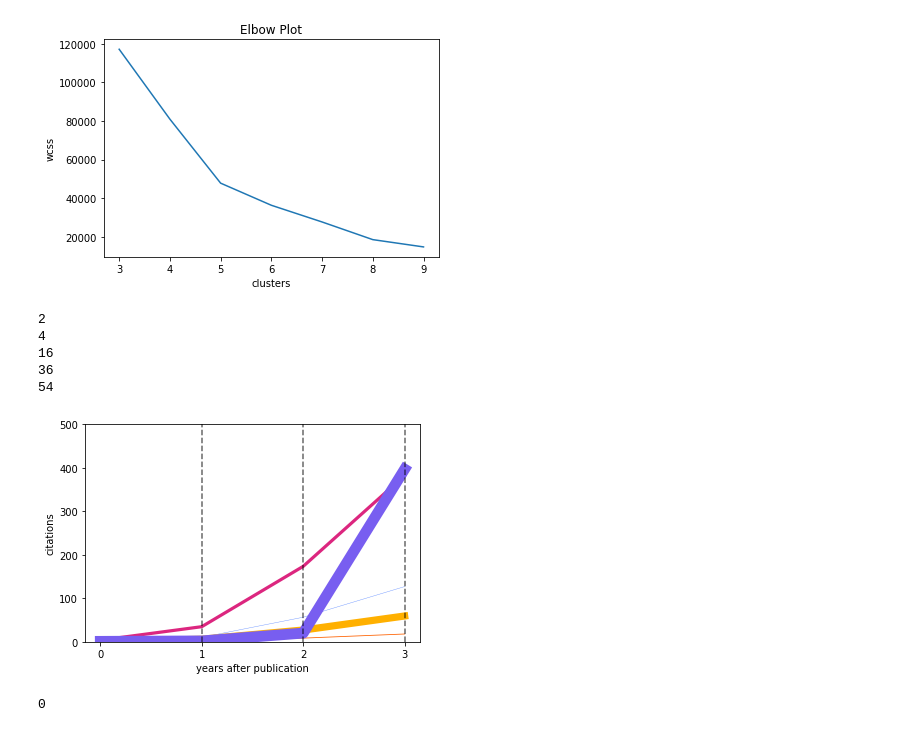
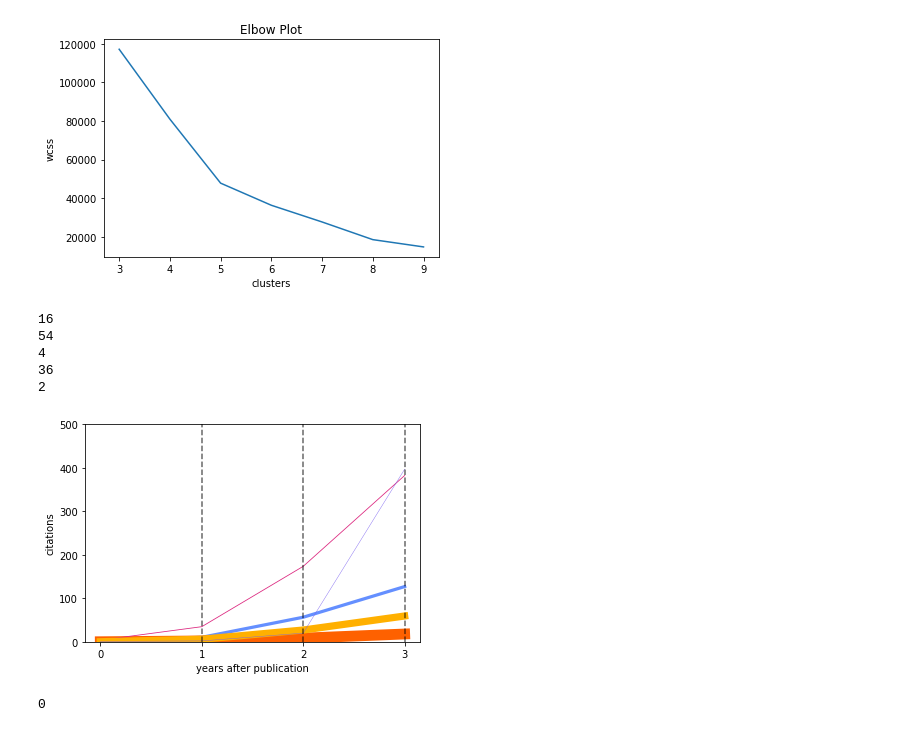
Before and after one commit to daniel-bogdoll/ad_datasets_influence, a Jupyter notebook: analysis.ipynb, the cells around one changed output. Drawn from its saved outputs; the diff is of its cells as text; code cells hidden in the pictures.

Commit message:
fixed Clustering Plot

```diff
--- a/analysis.ipynb
+++ b/analysis.ipynb
@@ -202,30 +202,30 @@ plt.show()
 # %%
 kmeans = KMeans(n_clusters=5, random_state=0).fit(data)
 clusters = kmeans.cluster_centers_
-colors = ['#648fff', '#fe6100', '#dc267f', '#ffb000', '#785ef0', '#A740AE']
+colors = ['#648fff', '#fe6100', '#dc267f', '#ffb000', '#785ef0', '#A740AE'] #
 labels = pd.Series(kmeans.labels_)
-labels = labels.value_counts(ascending=True)
+labels = labels.value_counts(ascending=True).sort_index()
 for label, cluster in enumerate(clusters):
     plt.plot([*range(0, cluster.shape[0])], cluster, alpha=1, label=label, color=colors[label] ,lw=labels.iloc[label]/5)
     print(labels.iloc[label])
 y_lim = 500
 plt.ylim(0, y_lim)
 plt.vlines(1, 0, y_lim, colors='black', linestyles='dashed', alpha=0.6)
 plt.vlines(2, 0, y_lim, colors='black', linestyles='dashed', alpha=0.6)
 plt.vlines(3, 0, y_lim, colors='black', linestyles='dashed', alpha=0.6)
 plt.xticks([*range(0, cluster.shape[0])])
 plt.ylabel('citations')
 plt.xlabel('years after publication')
 #plt.title('Centers of Clusters from k-Means')
 plt.savefig('citations_clustering.pdf', bbox_inches='tight')
 #plt.legend()
 #plt.hlines(50, 0, 5, linestyles='dashed', color='black')
 plt.show()
 # %% [output]
+16
+54
+4
+36
 2
-4
-16
-36
-54
-[figure, old version]
+[figure, new version]
 # %%
```
Also changed, not shown: parts of 2 cells of this notebook.
